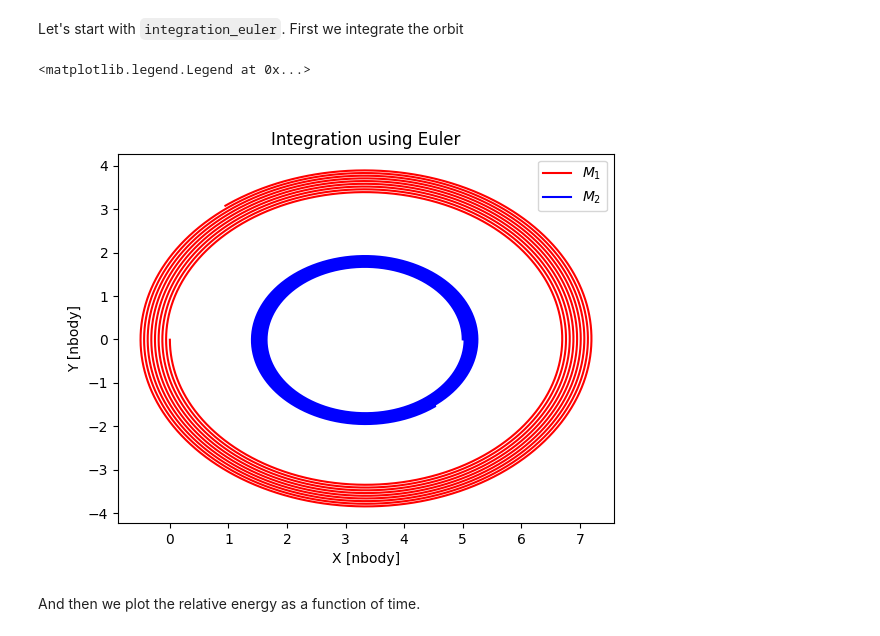
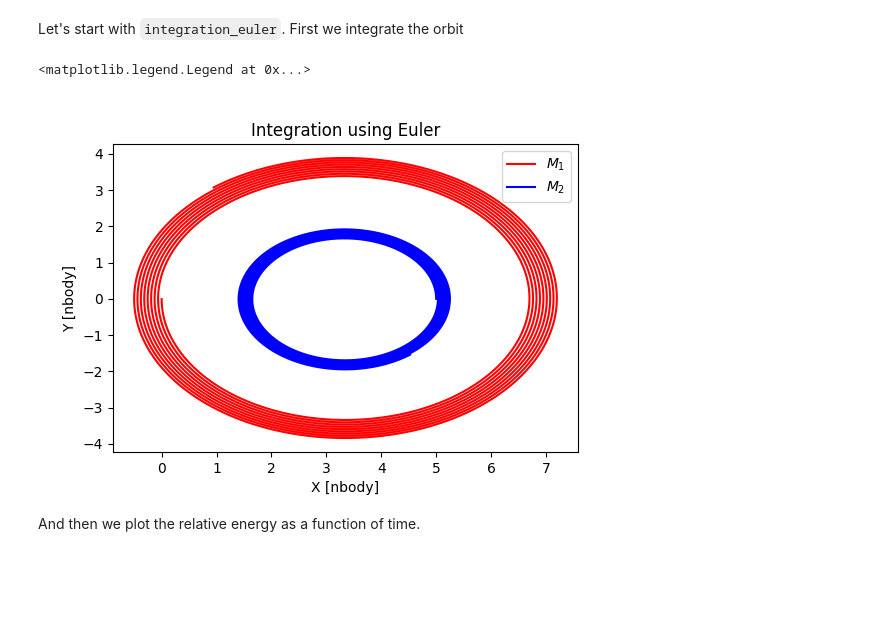
Before and after one commit to giadaaggio/compastro_23, a Jupyter notebook: Fireworks/assignment3/circular_orbit.ipynb, the cells around one changed output. Saved outputs shown, nothing was run; the diff lists cells and outputs as text; code cells hidden in the pictures; blank space fills up the shorter version.

```diff
--- a/Fireworks/assignment3/circular_orbit.ipynb
+++ b/Fireworks/assignment3/circular_orbit.ipynb
@@ -158,18 +158,19 @@ Let's start with `integration_euler`. First we integrate the orbit
 # %%
 # EULER
 part_euler = part.copy()
 path1_euler, path2_euler, Etot_euler, Ekin_euler, Epot_euler = integration_euler(part_euler, h, tsimulation, t, N)
 
 # PLOT EULER
+plt.figure(figsize=(6,4))
 plt.title('Integration using Euler')
 plt.plot(path1_euler[:,0], path1_euler[:,1], label=f'$M_1$', color='red')
 plt.plot(path2_euler[:,0], path2_euler[:,1], label=f'$M_2$', color='blue')
 plt.xlabel('X [nbody]')
 plt.ylabel('Y [nbody]')
 plt.legend()
 # %% [output]
 <matplotlib.legend.Legend at 0x...>
-[figure, old version]
+[figure, new version]
 # %% [markdown]
 And then we plot the relative energy as a function of time.
 # %%
```
Also changed, not shown: parts of 9 cells of this notebook, 5 other files.
